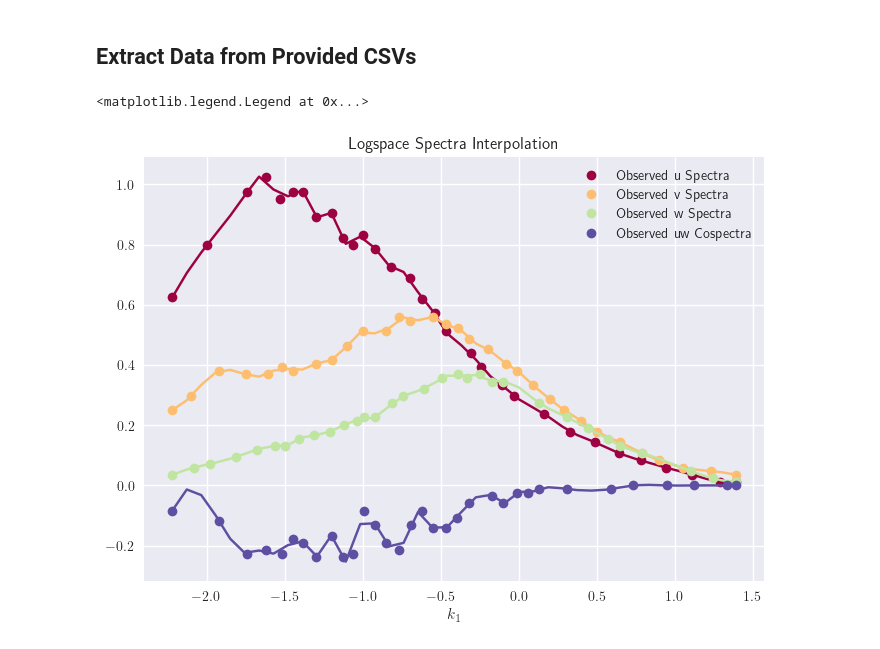
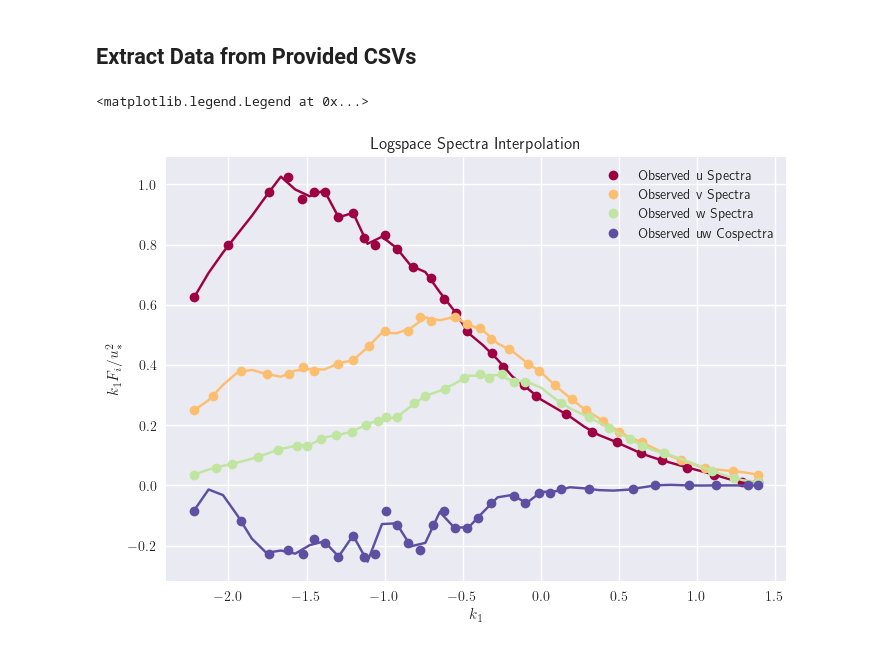
Before and after one commit to METHODS-Group/DRDMannTurb, a Jupyter notebook: docs/source/examples/Interpolating and Fitting.ipynb, the cells around one changed output. Cells and saved outputs as stored; diff of their text form; code cells hidden in the pictures.

```diff
--- a/docs/source/examples/Interpolating and Fitting.ipynb
+++ b/docs/source/examples/Interpolating and Fitting.ipynb
@@ -40,23 +39,23 @@ interp_uw = interp_spectra(x_interp,x_coords_uw, uw_cospectra)
 # %%
 cmap = plt.get_cmap('Spectral', 4)
 custom_palette = [mpl.colors.rgb2hex(cmap(i)) for i in range(cmap.N)]
 
 plt.plot(x_coords_u, u_spectra, "o", label="Observed u Spectra", color=custom_palette[0])
 plt.plot(x_interp, interp_u, color=custom_palette[0])
 plt.plot(x_coords_v, v_spectra, "o", label="Observed v Spectra", color=custom_palette[1])
 plt.plot(x_interp, interp_v, color=custom_palette[1])
 plt.plot(x_coords_w, w_spectra, "o", label="Observed w Spectra", color=custom_palette[2])
 plt.plot(x_interp, interp_w, color=custom_palette[2])
 plt.plot(x_coords_uw, uw_cospectra, "o", label="Observed uw Cospectra", color=custom_palette[3])
 plt.plot(x_interp, interp_uw, color=custom_palette[3])
 
 plt.xlabel(r"$k_1$")
-
+plt.ylabel(r"$k_1 F_i /u_*^2$")
 plt.title("Logspace Spectra Interpolation")
 plt.legend()
 # %% [output]
 <matplotlib.legend.Legend at 0x...>
-[figure, old version]
+[figure, new version]
 # %%
 L = 0.59
 Gamma = 3.9
```
Also changed, not shown: parts of 7 cells of this notebook, 1 other file.
